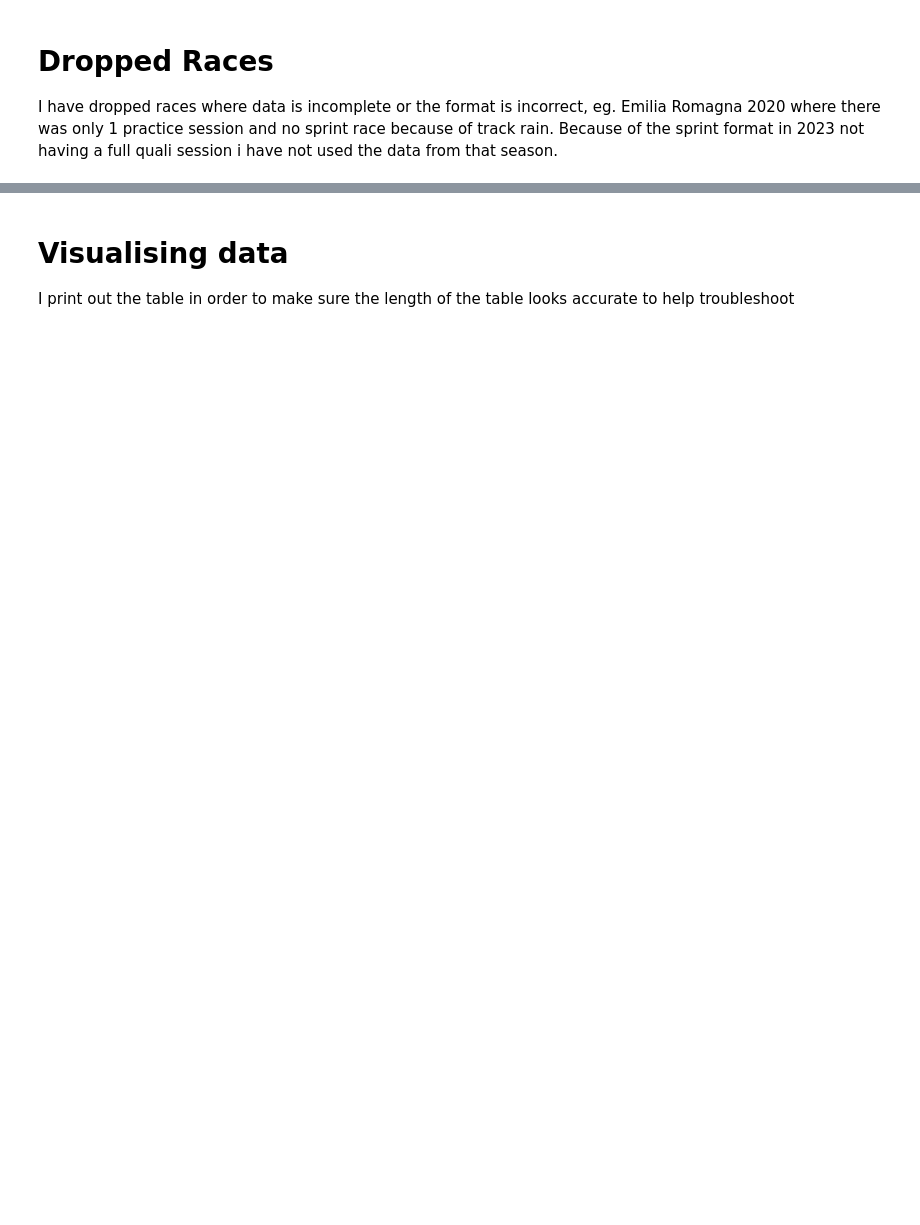
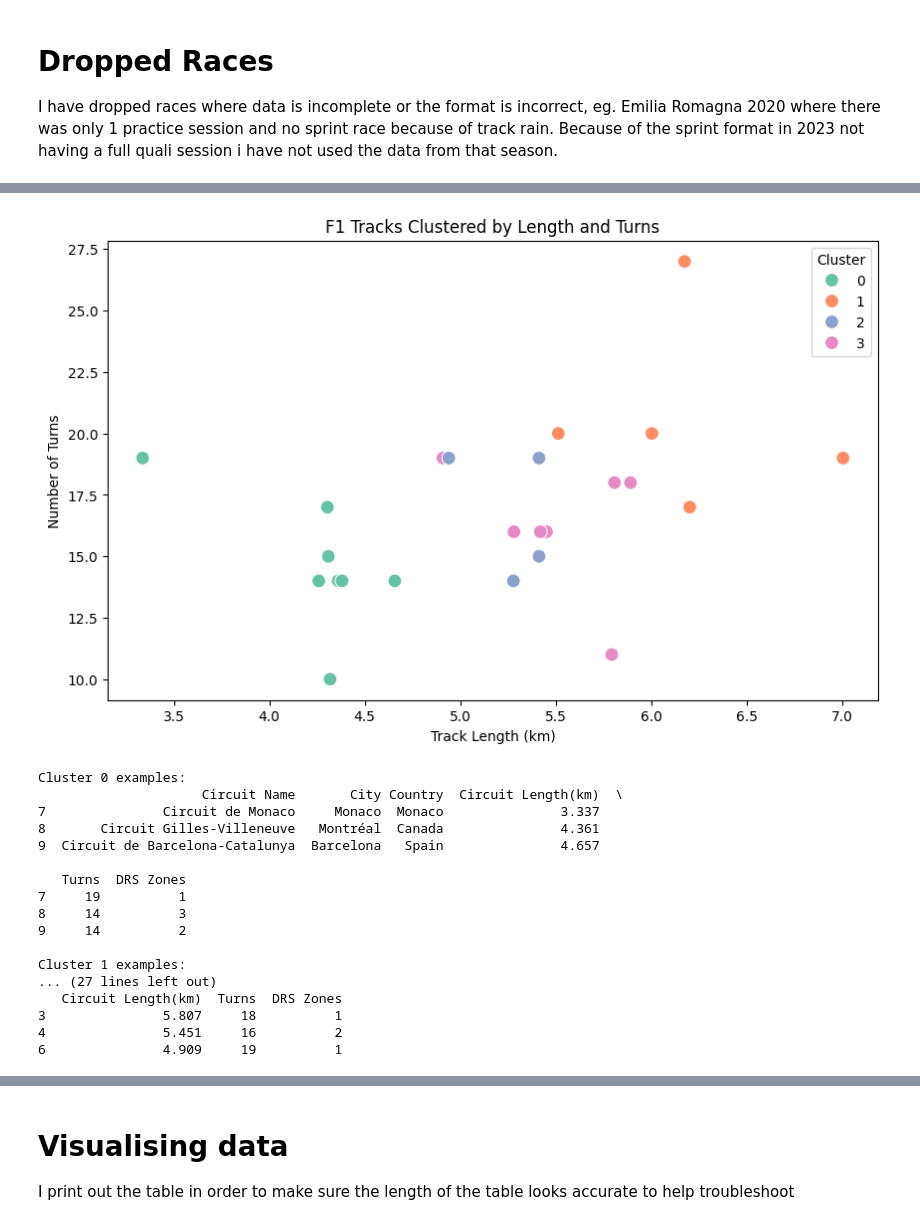
Before and after one commit to ZSH4RK/F1-Data-Analysis, a Jupyter notebook: DataCollection.ipynb, the cells around one changed output, grey strips where cells are left out. Cells and saved outputs as stored; diff of their text form; code cells hidden in the pictures; blank space fills up the shorter version.

```diff
--- a/DataCollection.ipynb
+++ b/DataCollection.ipynb
@@ -592,3 +545,70 @@ req            INFO     Using cached data for timing_app_data
 core           INFO     Processing timing data...
 2019
 ... (188 outputs left out)
+# %%
+url = 'https://raw.githubusercontent.com/toUpperCase78/formula1-datasets/master/Formula1_2024season_calendar.csv'
+tracks = pd.read_csv(url)
+tracks['Lap Record'] = tracks['Lap Record'].apply(lambda t: int(t.split(':')[0]) * 60 + float(t.split(':')[1]))
+tracks['RoundNumber'] = tracks['Round']
+tracks = tracks.drop(columns=['Round'])
+features = ['Circuit Length(km)', 'Turns', 'DRS Zones', 'Lap Record']
+X = tracks[features].copy()
+X = X.dropna()
+# %%
+scaler = StandardScaler()
+X_scaled = scaler.fit_transform(X)
+
+# Elbow Method to find optimal k
+# inertia = []
+# K_range = range(1, 10)
+# for k in K_range:
+#     kmeans = KMeans(n_clusters=k, random_state=42)
+#     kmeans.fit(X_scaled)
+#     inertia.append(kmeans.inertia_)
+
+# plt.figure(figsize=(8, 5))
+# plt.plot(K_range, inertia, 'bo-')
+# plt.xlabel('Number of clusters k')
+# plt.ylabel('Inertia (Distortion)')
+# plt.title('Elbow Method for Optimal k')
+# plt.grid(True)
+# #plt.show()
+
+k_final = 4
+kmeans = KMeans(n_clusters=k_final, random_state=42)
+tracks['cluster'] = kmeans.fit_predict(X_scaled)
+
+plt.figure(figsize=(10, 6))
+sns.scatterplot(
+    data=tracks, x='Circuit Length(km)', y='Turns',
+    hue='cluster', palette='Set2', s=100
+)
+plt.title('F1 Tracks Clustered by Length and Turns')
+plt.xlabel('Track Length (km)')
+plt.ylabel('Number of Turns')
+plt.legend(title='Cluster')
+plt.show()
+
+
+for c in range(k_final):
+    print(f"\nCluster {c} examples:")
+    print(tracks[tracks['cluster'] == c][['Circuit Name', 'City', 'Country', 'Circuit Length(km)', 'Turns', 'DRS Zones']].head(3))
+# %% [output]
+[figure, added]
+Cluster 0 examples:
+                     Circuit Name       City Country  Circuit Length(km)  \
+7               Circuit de Monaco     Monaco  Monaco               3.337
+8       Circuit Gilles-Villeneuve   Montréal  Canada               4.361
+9  Circuit de Barcelona-Catalunya  Barcelona   Spain               4.657
+
+   Turns  DRS Zones
+7     19          1
+8     14          3
+9     14          2
+
+Cluster 1 examples:
+... (27 lines left out)
+   Circuit Length(km)  Turns  DRS Zones
+3               5.807     18          1
+4               5.451     16          2
+6               4.909     19          1
```
Also changed, not shown: parts of 12 cells of this notebook, 6 other files.
